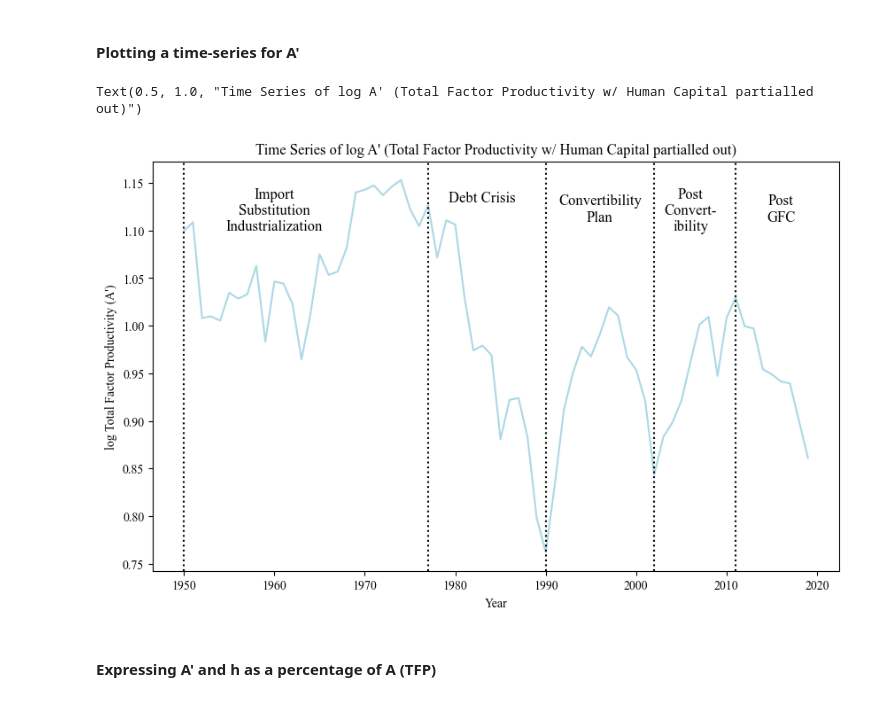
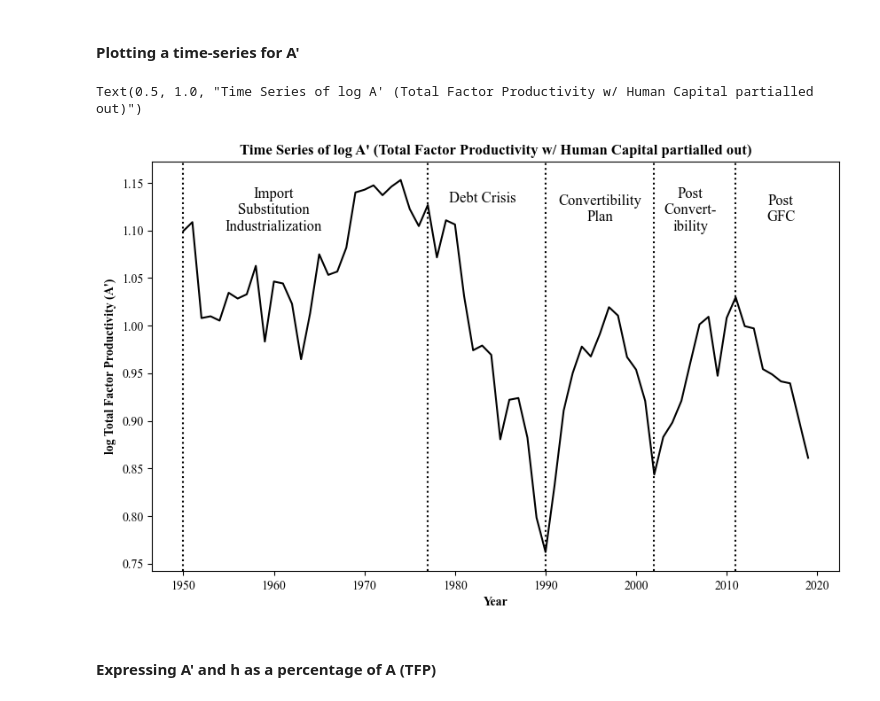
Before and after one commit to andreheeshaojun/EC2B1-Coursework, a Jupyter notebook: Section A/Section-A-Code.ipynb, the cells around one changed output. Cells and saved outputs as stored; diff of their text form; code cells hidden in the pictures.

```diff
--- a/Section A/Section-A-Code.ipynb
+++ b/Section A/Section-A-Code.ipynb
@@ -1204,31 +1200,31 @@ filtered_df["log A' (Total Factor Productivity)"] = filtered_df.apply(
 # %%
 # Create a time-series graph plotting the TFP over time
 plt.figure(figsize=(10, 6))
 
-plt.plot(filtered_df['Year'], filtered_df["log A' (Total Factor Productivity)"], color='lightblue', linestyle='-')
+plt.plot(filtered_df['Year'], filtered_df["log A' (Total Factor Productivity)"], color='black', linestyle='-')
 
 # Add vertical dotted lines using datetime
 plt.axvline(x=datetime(1950, 1, 1), color='black', linestyle='dotted')
 plt.axvline(x=datetime(1977, 1, 1), color='black', linestyle='dotted')
 plt.axvline(x=datetime(1990, 1, 1), color='black', linestyle='dotted')
 plt.axvline(x=datetime(2002, 1, 1), color='black', linestyle='dotted')
 plt.axvline(x=datetime(2011, 1, 1), color='black', linestyle='dotted')
 
 # Add annotations for the periods
 plt.annotate('Import\nSubstitution\nIndustrialization', xy=(datetime(1960, 1, 1), 1.10), ha='center', color='black', fontsize=12)
 plt.annotate('Debt Crisis', xy=(datetime(1983, 1, 1), 1.13), ha='center', color='black', fontsize=12)
 plt.annotate('Convertibility\nPlan', xy=(datetime(1996, 1, 1), 1.11), ha='center', color='black', fontsize=12)
 plt.annotate('Post\nConvert-\nibility', xy=(datetime(2006, 1, 1), 1.10), ha='center', color='black', fontsize=12)
 plt.annotate('Post\nGFC', xy=(datetime(2016, 1, 1), 1.11), ha='center', color='black', fontsize=12)
 
 
 
-plt.xlabel('Year')
-plt.ylabel("log Total Factor Productivity (A')")
-plt.title("Time Series of log A' (Total Factor Productivity w/ Human Capital partialled out)")
+plt.xlabel('Year',fontweight="bold")
+plt.ylabel("log Total Factor Productivity (A')",fontweight="bold")
+plt.title("Time Series of log A' (Total Factor Productivity w/ Human Capital partialled out)", fontweight="bold")
 # %% [output]
 Text(0.5, 1.0, "Time Series of log A' (Total Factor Productivity w/ Human Capital partialled out)")
-[figure, old version]
+[figure, new version]
 # %% [markdown]
 #### Expressing A' and h as a percentage of A (TFP)
 # %%
```
Also changed, not shown: parts of 18 cells of this notebook.
